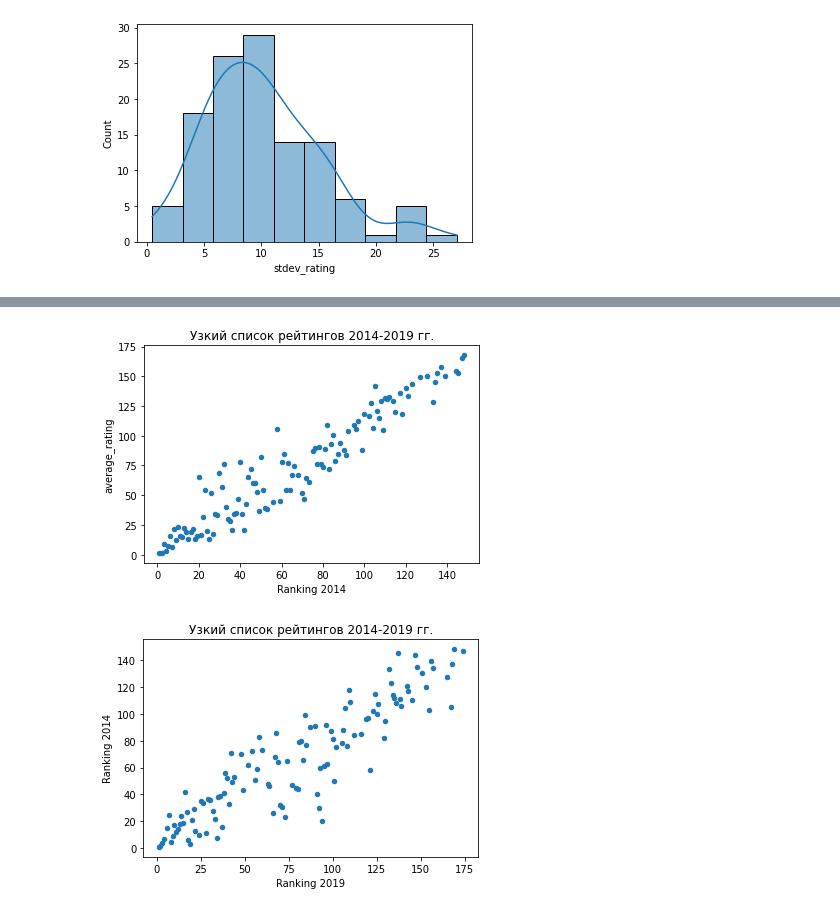
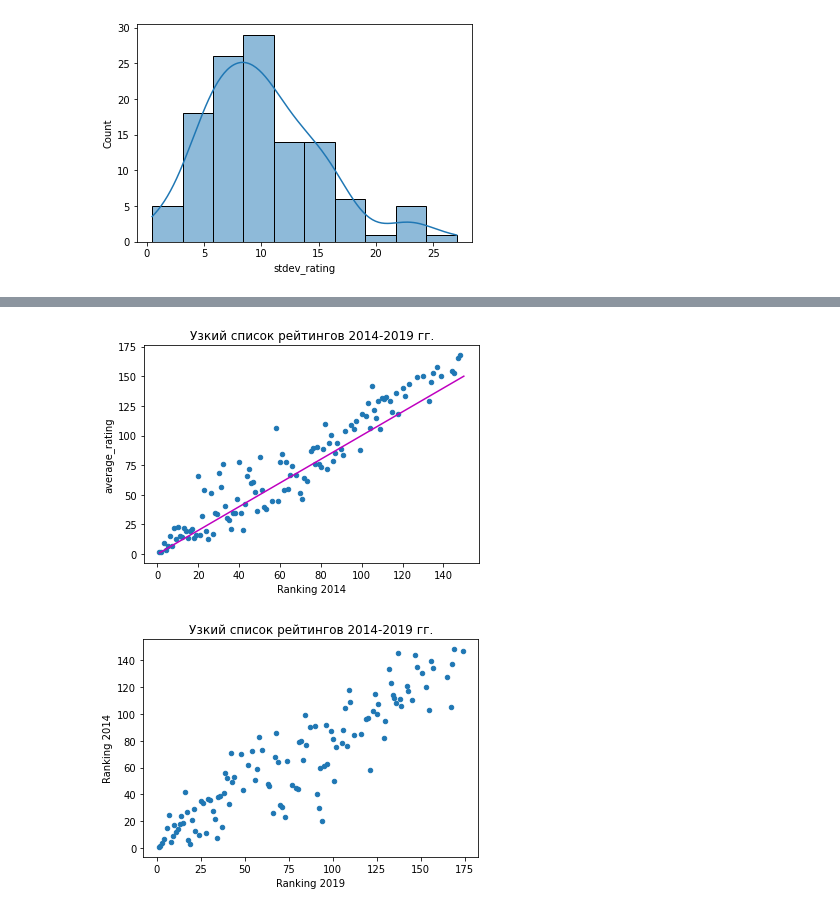
Before and after one commit to izelberg/Smart_Cities, a Jupyter notebook: Smart_Cities.ipynb, the cells around one changed output, grey strips where cells are left out. Cells and saved outputs as stored; diff of their text form; code cells hidden in the pictures.

```diff
--- a/Smart_Cities.ipynb
+++ b/Smart_Cities.ipynb
@@ -526,14 +529,17 @@ plt.show()
 # %%
 r1.plot(kind='scatter',
         x='Ranking 2014',
         y='average_rating'
         )
+xy_ave_line = {'x_ave': [1, 150], 'y_ave': [1, 150]}
+ave_line = pd.DataFrame(data = xy_ave_line)
+plt.plot(ave_line['x_ave'], ave_line['y_ave'], color = 'm')
 plt.title('Узкий список рейтингов 2014-2019 гг.')
 plt.show()
 #Не такая кучная распределенность.
 #Есть случаи, когда рейтинги 2014 г. сильно лучше (маленькие значения), чем средний рейтинг за 6 лет.
 # %% [output]
-[figure, old version]
+[figure, new version]
 # %%
 r1.plot(kind='scatter',
         x='Ranking 2019',
```
Also changed, not shown: parts of 2 cells of this notebook, 2 other files.
